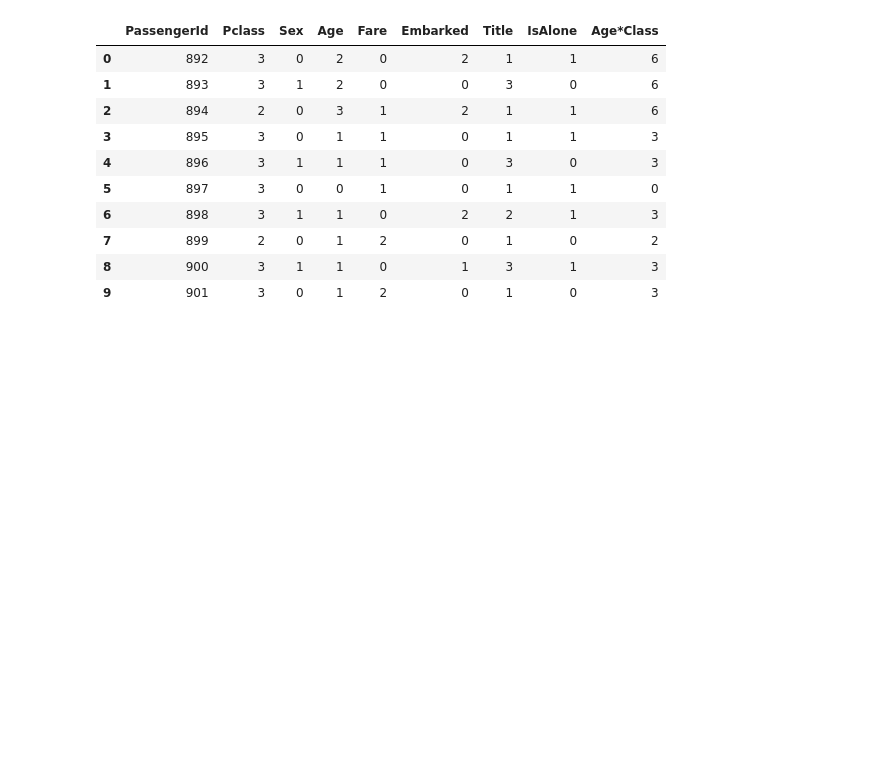
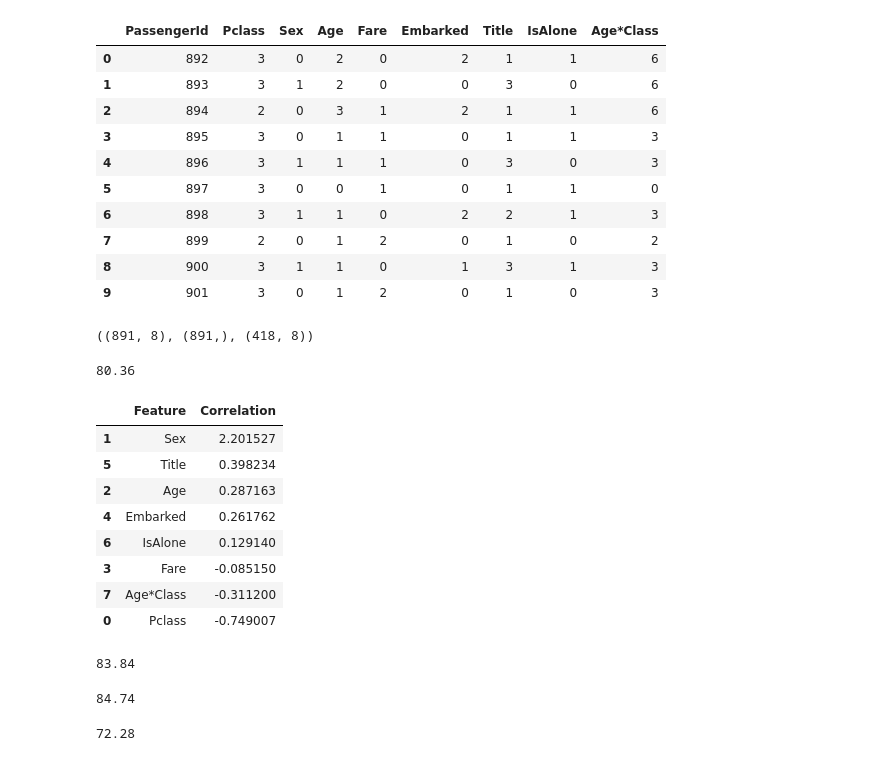
Before and after one commit to lauvrenn/kaggle, a Jupyter notebook: titanic/titanicnotebook.ipynb, the cells around one changed output. Cells and saved outputs as stored; diff of their text form; code cells hidden in the pictures; blank space fills up the shorter version.

```diff
--- a/titanic/titanicnotebook.ipynb
+++ b/titanic/titanicnotebook.ipynb
@@ -456,3 +466,69 @@ test_data.head(10)
 | 7 | 899 | 2 | 0 | 1 | 2 | 0 | 1 | 0 | 2 |
 | 8 | 900 | 3 | 1 | 1 | 0 | 1 | 3 | 1 | 3 |
 | 9 | 901 | 3 | 0 | 1 | 2 | 0 | 1 | 0 | 3 |
+# %%
+x_train = train_data.drop("Survived", axis=1)
+y_train = train_data["Survived"]
+x_test = test_data.drop("PassengerId", axis=1).copy()
+x_train.shape, y_train.shape, x_test.shape
+# %% [output]
+((891, 8), (891,), (418, 8))
+# %%
+# logistic regression: measures the relationship between the dependent variable (feature)
+# and one/more independent variables (features)
+# by estimation of probabilities using cumulative logistic distribution
+# outputs the confidence score
+
+logreg = LogisticRegression()
+logreg.fit(x_train, y_train)
+y_predict = logreg.predict(x_test)
+accuracy_log = round(logreg.score(x_train, y_train) * 100, 2)
+accuracy_log
+# %% [output]
+80.36
+# %%
+# calculate correlations
+# as sex increases, probability of survival increases
+# as pclass increases, probability of survival decreasrs
+coeff_data = pd.DataFrame(train_data.columns.delete(0))
+coeff_data.columns = ['Feature']
+coeff_data['Correlation'] = pd.Series(logreg.coef_[0])
+coeff_data.sort_values(by='Correlation', ascending=False)
+# %% [output]
+|  | Feature | Correlation |
+| 1 | Sex | 2.201527 |
+| 5 | Title | 0.398234 |
+| 2 | Age | 0.287163 |
+| 4 | Embarked | 0.261762 |
+| 6 | IsAlone | 0.129140 |
+| 3 | Fare | -0.085150 |
+| 7 | Age*Class | -0.311200 |
+| 0 | Pclass | -0.749007 |
+# %%
+# Support Vector Machines - supervised learning models with associated learning algorithms
+svc = SVC()
+svc.fit(x_train, y_train)
+y_pred = svc.predict(x_test)
+accuracy_svc = round(svc.score(x_train, y_train) * 100, 2)
+accuracy_svc
+# %% [output]
+83.84
+# %%
+# k-NN
+knn = KNeighborsClassifier(n_neighbors = 3)
+knn.fit(x_train, y_train)
+y_pred = knn.predict(x_test)
+accuracy_knn = round(knn.score(x_train, y_train) * 100, 2)
+accuracy_knn
+# %% [output]
+84.74
+# %%
+# Gaussian Naive Bayes
+
+gaussian = GaussianNB()
+gaussian.fit(x_train, y_train)
+y_pred = gaussian.predict(x_test)
+accuracy_gaussian = round(gaussian.score(x_train, y_train) * 100, 2)
+accuracy_gaussian
+# %% [output]
+72.28
```
Also changed, not shown: parts of 9 cells of this notebook, 1 other file.
